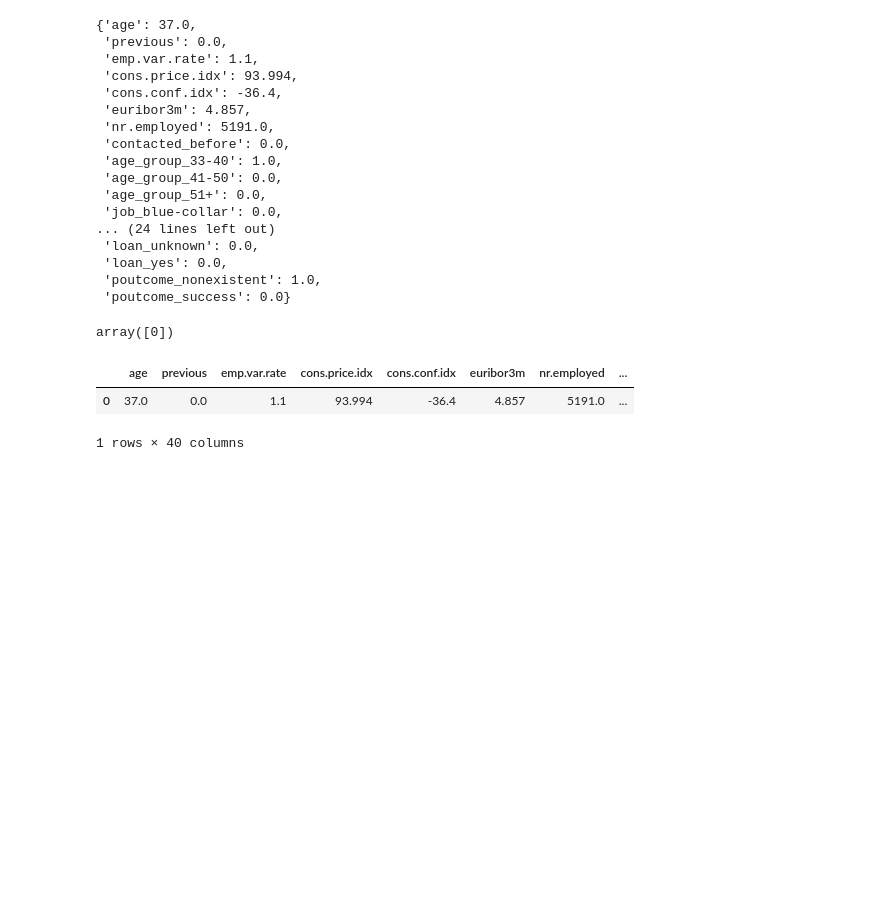
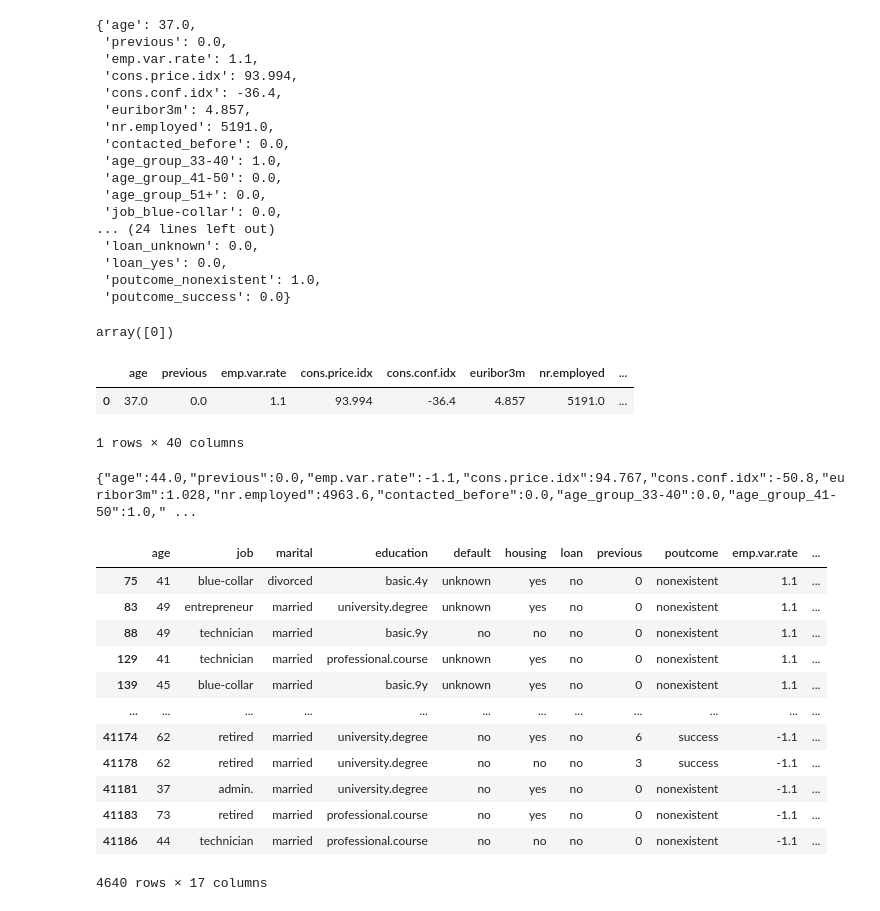
Before and after one commit to melihkurtaran/Bank_Marketing, a Jupyter notebook: TOM_Case.ipynb, the cells around one changed output. Saved outputs shown, nothing was run; the diff lists cells and outputs as text; code cells hidden in the pictures; blank space fills up the shorter version.

```diff
--- a/TOM_Case.ipynb
+++ b/TOM_Case.ipynb
@@ -1151,3 +1209,26 @@ x
 |  | age | previous | emp.var.rate | cons.price.idx | cons.conf.idx | euribor3m | nr.employed | ... |
 | 0 | 37.0 | 0.0 | 1.1 | 93.994 | -36.4 | 4.857 | 5191.0 | ... |
 1 rows × 40 columns
+# %%
+data_json = X_encoded.iloc[41186].to_json()
+
+# Print or use the JSON data as needed
+print(data_json)
+# %% [output]
+{"age":44.0,"previous":0.0,"emp.var.rate":-1.1,"cons.price.idx":94.767,"cons.conf.idx":-50.8,"euribor3m":1.028,"nr.employed":4963.6,"contacted_before":0.0,"age_group_33-40":0.0,"age_group_41-50":1.0," ...
+# %%
+df[df['y']==1]
+# %% [output]
+|  | age | job | marital | education | default | housing | loan | previous | poutcome | emp.var.rate | ... |
+| 75 | 41 | blue-collar | divorced | basic.4y | unknown | yes | no | 0 | nonexistent | 1.1 | ... |
+| 83 | 49 | entrepreneur | married | university.degree | unknown | yes | no | 0 | nonexistent | 1.1 | ... |
+| 88 | 49 | technician | married | basic.9y | no | no | no | 0 | nonexistent | 1.1 | ... |
+| 129 | 41 | technician | married | professional.course | unknown | yes | no | 0 | nonexistent | 1.1 | ... |
+| 139 | 45 | blue-collar | married | basic.9y | unknown | yes | no | 0 | nonexistent | 1.1 | ... |
+| ... | ... | ... | ... | ... | ... | ... | ... | ... | ... | ... | ... |
+| 41174 | 62 | retired | married | university.degree | no | yes | no | 6 | success | -1.1 | ... |
+| 41178 | 62 | retired | married | university.degree | no | no | no | 3 | success | -1.1 | ... |
+| 41181 | 37 | admin. | married | university.degree | no | yes | no | 0 | nonexistent | -1.1 | ... |
+| 41183 | 73 | retired | married | professional.course | no | yes | no | 0 | nonexistent | -1.1 | ... |
+| 41186 | 44 | technician | married | professional.course | no | no | no | 0 | nonexistent | -1.1 | ... |
+4640 rows × 17 columns
```
Also changed, not shown: parts of 17 cells of this notebook.
